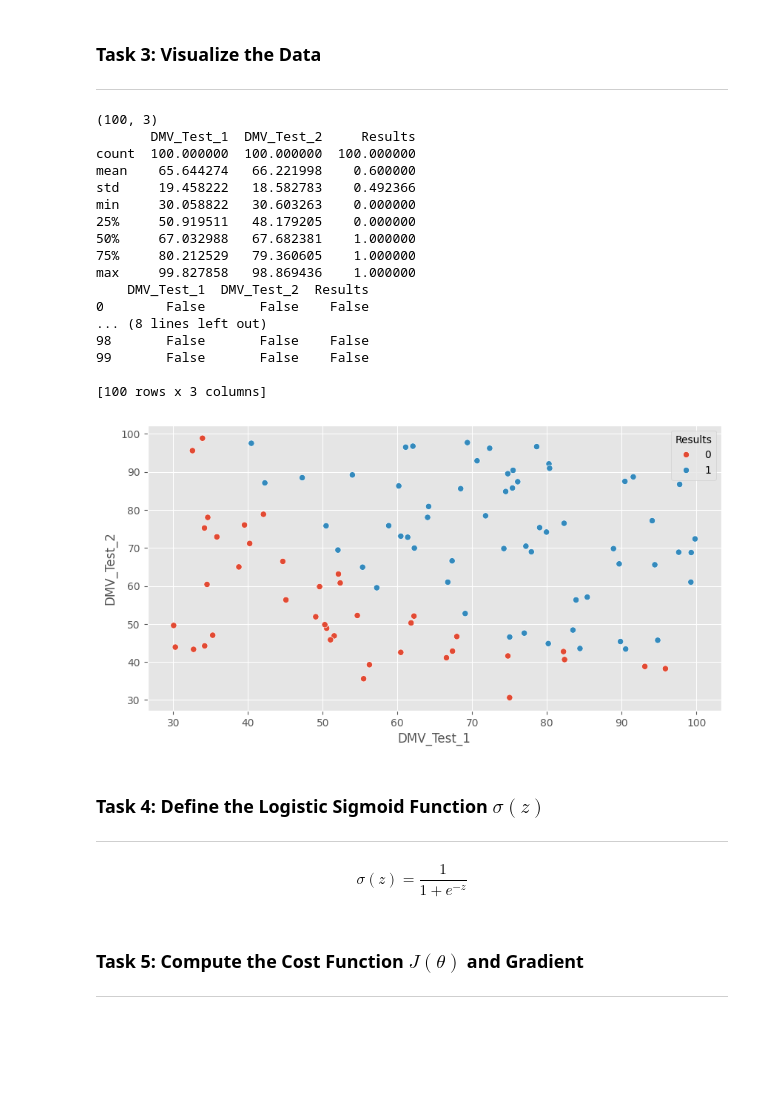
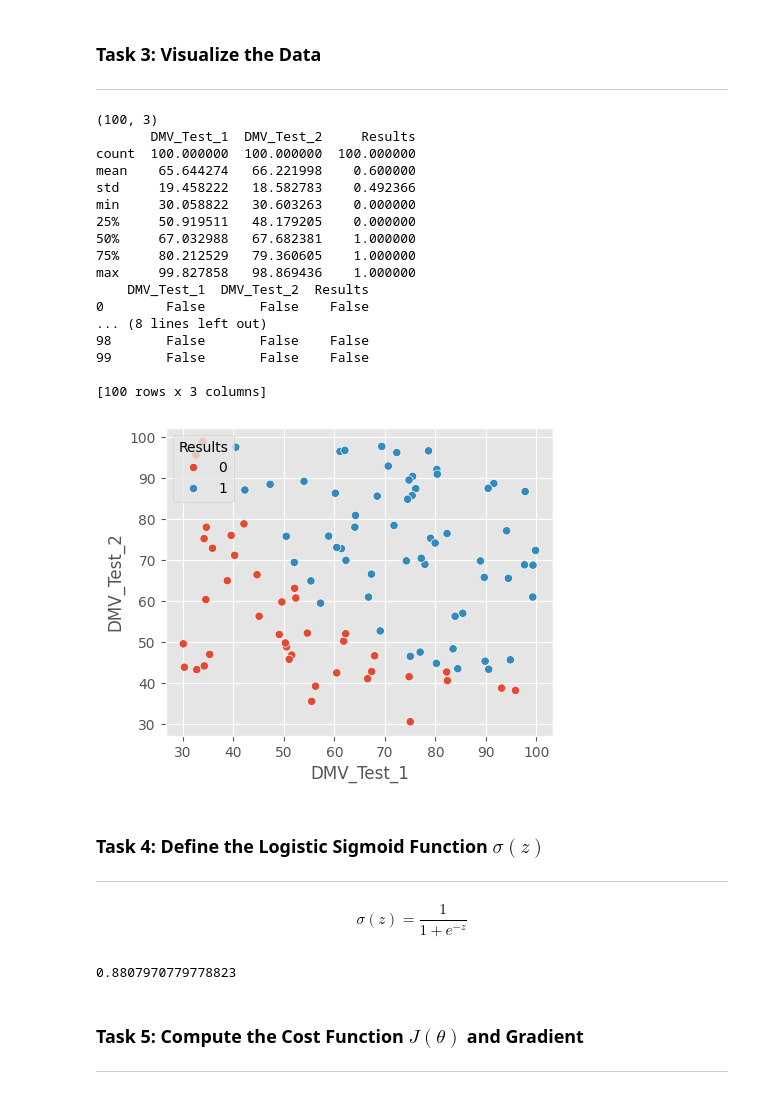
Before and after one commit to Eshwar-Buddha/Machine-Learning, a Jupyter notebook: LAB4_AP23110011282.ipynb, the cells around one changed output. Saved outputs shown, nothing was run; the diff lists cells and outputs as text; code cells hidden in the pictures; blank space fills up the shorter version.

```diff
--- a/LAB4_AP23110011282.ipynb
+++ b/LAB4_AP23110011282.ipynb
@@ -14,6 +14,5 @@ plt.style.use("ggplot")
 from pylab import rcParams
 rcParams['figure.figsize'] = 12, 8
 # %%
-df = pd.read_csv("DMV_Written_Tests.csv")
-df.head(10)
+df = pd.read_csv("/content/DMV_Written_Tests.csv")
 # %% [output]
@@ -34,31 +37,29 @@ df.head(10)
 # %%
 print(df.shape)
 print(df.describe())
 print(df.isnull())
+plt.figure(figsize=(5,4))
+sns.scatterplot(x="DMV_Test_1" , y = "DMV_Test_2" , data = df , hue ="Results")
+plt.show()
 # %% [output]
 (100, 3)
        DMV_Test_1  DMV_Test_2     Results
 count  100.000000  100.000000  100.000000
 mean    65.644274   66.221998    0.600000
 std     19.458222   18.582783    0.492366
 min     30.058822   30.603263    0.000000
 25%     50.919511   48.179205    0.000000
 50%     67.032988   67.682381    1.000000
 75%     80.212529   79.360605    1.000000
 max     99.827858   98.869436    1.000000
     DMV_Test_1  DMV_Test_2  Results
 0        False       False    False
 ... (8 lines left out)
 98       False       False    False
 99       False       False    False
 
 [100 rows x 3 columns]
+[figure, added]
-# %%
-plt.figure(figsize=(10,5))
-sns.scatterplot(x="DMV_Test_1", y="DMV_Test_2", data=df, hue="Results")
-plt.show()
-# %% [output]
-[figure, removed]
 # %% [markdown]
 ### Task 4: Define the Logistic Sigmoid Function $\sigma(z)$
 ---
@@ -89,3 +71,7 @@ plt.show()
+# %%
+print(sigmoid(2))
+# %% [output]
+0.8807970779778823
 # %% [markdown]
 ### Task 5: Compute the Cost Function $J(\theta)$ and Gradient
 ---
```
Also changed, not shown: parts of 10 cells of this notebook.
